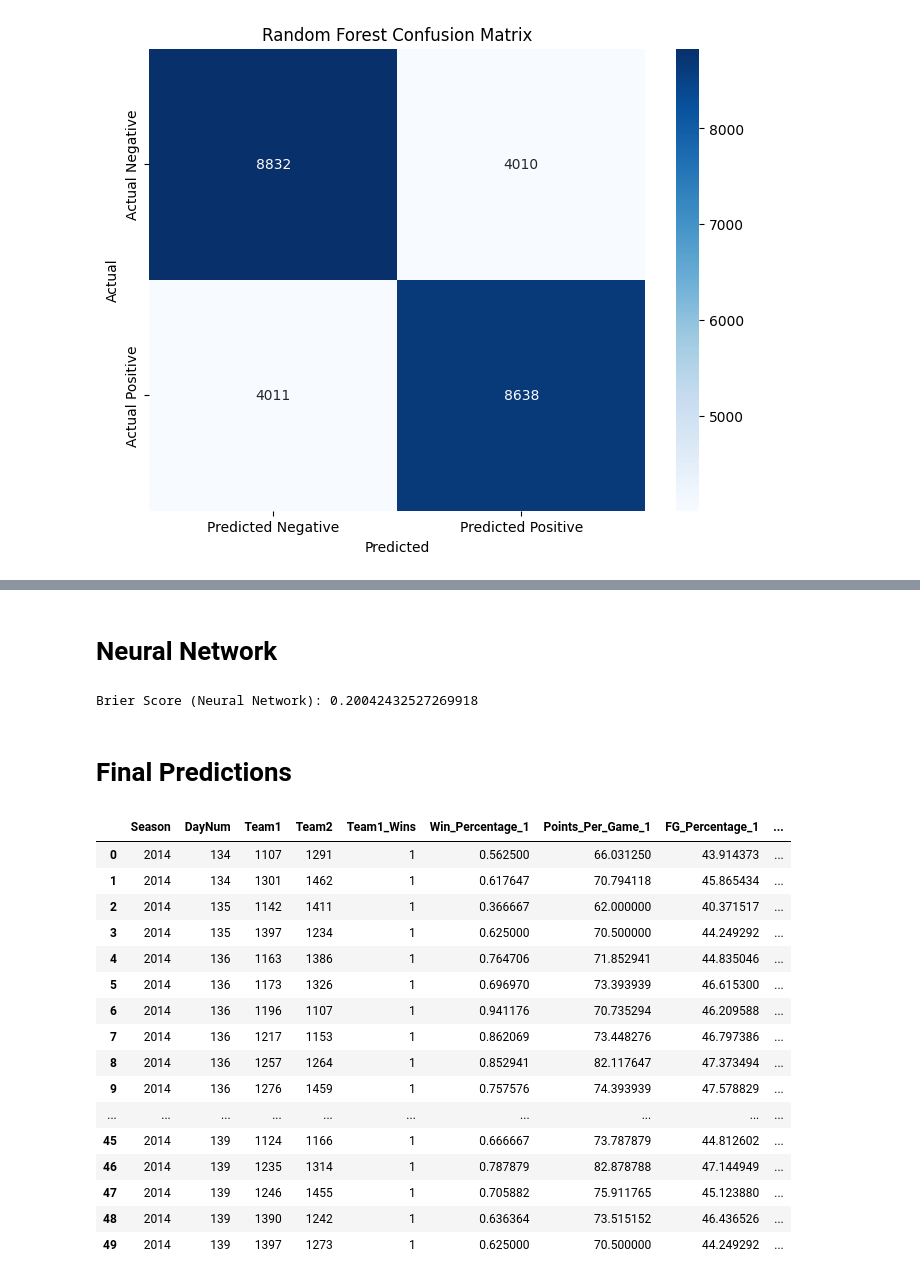
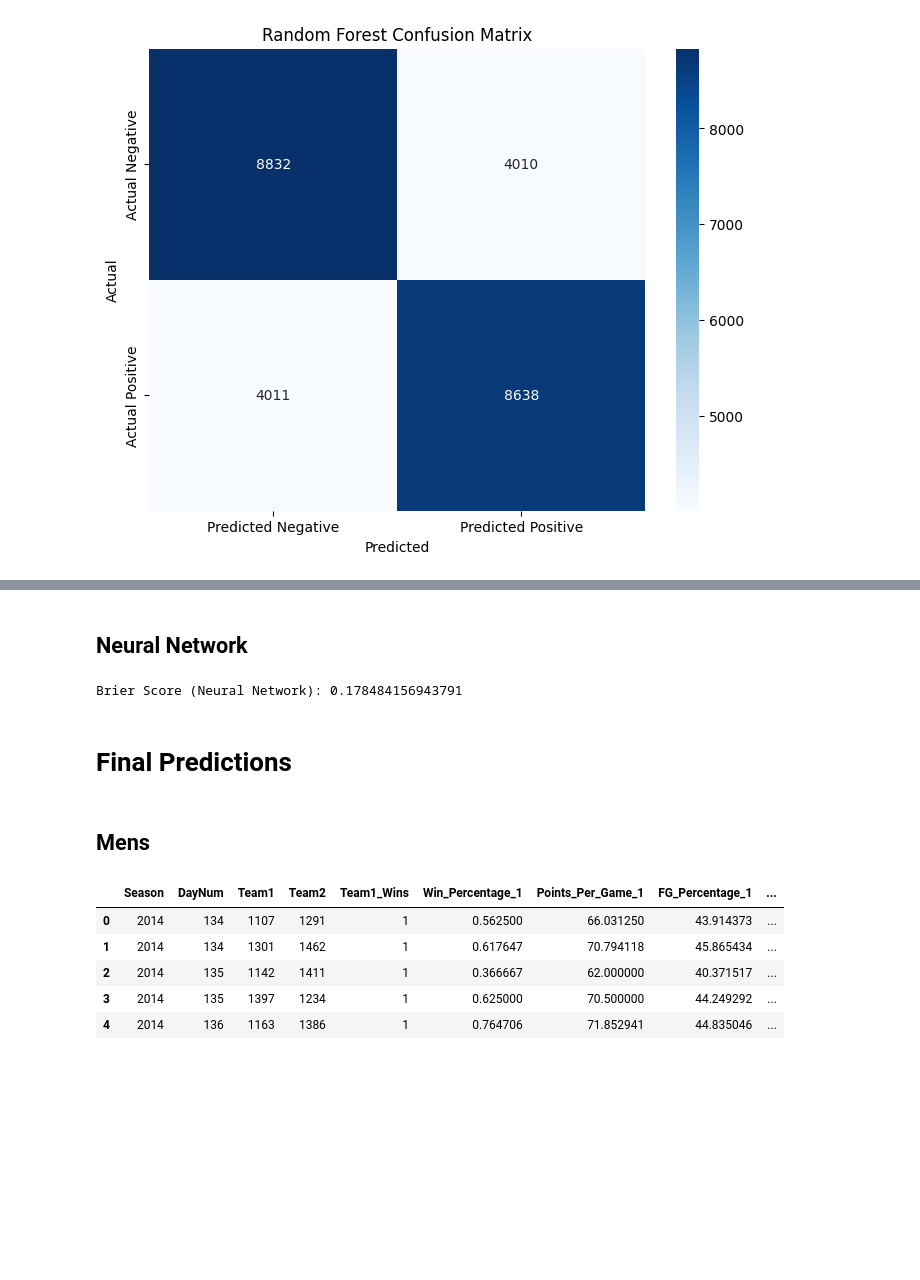
Before and after one commit to alexreid-14/March_ML_Mania_2025, a Jupyter notebook: modeling/reg_season_ml_model.ipynb, the cells around one changed output, grey strips where cells are left out. Drawn from its saved outputs; the diff is of its cells as text; code cells hidden in the pictures; blank space fills up the shorter version.

Commit message:
Created Final Predictions

```diff
--- a/modeling/reg_season_ml_model.ipynb
+++ b/modeling/reg_season_ml_model.ipynb
@@ -36,9 +36,11 @@ womens_df = df_filtered = womens_df[~((womens_df['Season'] == 2010) & ((womens_d
 # %% [markdown]
 # Logistic Regression
 # %%
-mens_x = mens_df.drop(columns=['Season', 'DayNum', 'Team1', 'Team2', 'Team1_Wins', 'ConfAbbrev_1', 'ConfAbbrev_2',
-                     'Threes_Per_Game_1', 'Threes_Per_Game_2', 'Free_Throws_Per_Game_1', 'Free_Throws_Per_Game_2',
-                     'Win_pct_last_10_games_1', 'Win_pct_last_10_games_2'])
+mens_x = mens_df.drop(columns=['Season', 'DayNum', 'Team1', 'Team2', 'Team1_Wins', 'ConfAbbrev_1', 'ConfAbbrev_2'])
+                     #'Threes_Per_Game_1', 'Threes_Per_Game_2', 'Free_Throws_Per_Game_1', 'Free_Throws_Per_Game_2',
+                     #'Win_pct_last_10_games_1', 'Win_pct_last_10_games_2', 'Opp_Three_Point_Percentage_1', 'Opp_Three_Point_Percentage_2',
+                     #'Turnovers_Per_Game_1', 'Turnovers_Per_Game_2', 'Opp_Turnovers_Per_Game_1', 'Opp_Turnovers_Per_Game_2'
+                     #])
                      #'Pace_1', 'Pace_2', 'SOS_1', 'SOS_2', 'SRS_1', 'SRS_2'
 
 mens_y = mens_df['Team1_Wins']
@@ -49,7 +51,7 @@ womens_x = womens_df.drop(columns=['Season', 'DayNum', 'Team1', 'Team2', 'Team1_
 womens_y = womens_df['Team1_Wins']
 
 # Train the model
-X_train, X_test, y_train, y_test = train_test_split(mens_x, mens_y, test_size=0.2, random_state=57)
+X_train, X_test, y_train, y_test = train_test_split(mens_x, mens_y, test_size=0.2, random_state=50)
 
 # Normalize the data
 scaler = StandardScaler()
@@ -334,5 +339,5 @@ XGBoost ROC-AUC Score: 0.8354
 # %% [markdown]
-# Neural Network
+## Neural Network
 # %%
 # Train the Neural Network Model
 mlp = MLPClassifier(
@@ -340,7 +345,7 @@ mlp = MLPClassifier(
     activation='relu',             # Use ReLU activation for non-linearity
     solver='adam',                 # Adam optimizer
     alpha=0.01,                    # L2 regularization (to prevent overfitting)
-    max_iter=2000,                  # Number of training iterations
+    max_iter=1000,                  # Number of training iterations
     random_state=57
 )
 
@@ -353,38 +358,28 @@ y_pred_proba = mlp.predict_proba(X_test_scaled)[:, 1]
 brier_score = brier_score_loss(y_test, y_pred_proba)
 print("Brier Score (Neural Network):", brier_score)
 # %% [output]
-Brier Score (Neural Network): 0.20042432527269918
+Brier Score (Neural Network): 0.178484156943791
 # %% [markdown]
 # Final Predictions
+# %% [markdown]
+## Mens
 # %%
 # Use the regular season model to create predictions on the post season
-final_ml = pd.read_csv('../data/modeling/mens_tourney_ml.csv')
-w_final_ml = pd.read_csv('../data/modeling/womens_tourney_ml.csv')
+m_final_ml = pd.read_csv('../data/modeling/mens_tourney_ml.csv')
 
 original_features = X_train.columns
-post_season = final_ml[original_features]
+post_season = m_final_ml[original_features]
 
 postseason_predictions = xgb_model.predict_proba(post_season)[:, 1]
-final_ml['reg_season_pred'] = postseason_predictions
-final_ml.head(50)
+m_final_ml['reg_season_pred'] = postseason_predictions
+m_final_ml.head(5)
 # %% [output]
 |  | Season | DayNum | Team1 | Team2 | Team1_Wins | Win_Percentage_1 | Points_Per_Game_1 | FG_Percentage_1 | ... |
 | 0 | 2014 | 134 | 1107 | 1291 | 1 | 0.562500 | 66.031250 | 43.914373 | ... |
 | 1 | 2014 | 134 | 1301 | 1462 | 1 | 0.617647 | 70.794118 | 45.865434 | ... |
 | 2 | 2014 | 135 | 1142 | 1411 | 1 | 0.366667 | 62.000000 | 40.371517 | ... |
 | 3 | 2014 | 135 | 1397 | 1234 | 1 | 0.625000 | 70.500000 | 44.249292 | ... |
 | 4 | 2014 | 136 | 1163 | 1386 | 1 | 0.764706 | 71.852941 | 44.835046 | ... |
-| 5 | 2014 | 136 | 1173 | 1326 | 1 | 0.696970 | 73.393939 | 46.615300 | ... |
-| 6 | 2014 | 136 | 1196 | 1107 | 1 | 0.941176 | 70.735294 | 46.209588 | ... |
-| 7 | 2014 | 136 | 1217 | 1153 | 1 | 0.862069 | 73.448276 | 46.797386 | ... |
-| 8 | 2014 | 136 | 1257 | 1264 | 1 | 0.852941 | 82.117647 | 47.373494 | ... |
-| 9 | 2014 | 136 | 1276 | 1459 | 1 | 0.757576 | 74.393939 | 47.578829 | ... |
-| ... | ... | ... | ... | ... | ... | ... | ... | ... | ... |
-| 45 | 2014 | 139 | 1124 | 1166 | 1 | 0.666667 | 73.787879 | 44.812602 | ... |
-| 46 | 2014 | 139 | 1235 | 1314 | 1 | 0.787879 | 82.878788 | 47.144949 | ... |
-| 47 | 2014 | 139 | 1246 | 1455 | 1 | 0.705882 | 75.911765 | 45.123880 | ... |
-| 48 | 2014 | 139 | 1390 | 1242 | 1 | 0.636364 | 73.515152 | 46.436526 | ... |
-| 49 | 2014 | 139 | 1397 | 1273 | 1 | 0.625000 | 70.500000 | 44.249292 | ... |
 # %%
 # Use Regular Season Model to predict 2025 post season matchups
 mens_season_25_data = pd.read_csv("../data/modeling/mens_25_season_ml.csv")
```
Also changed, not shown: parts of 17 cells of this notebook, 16 other files.
